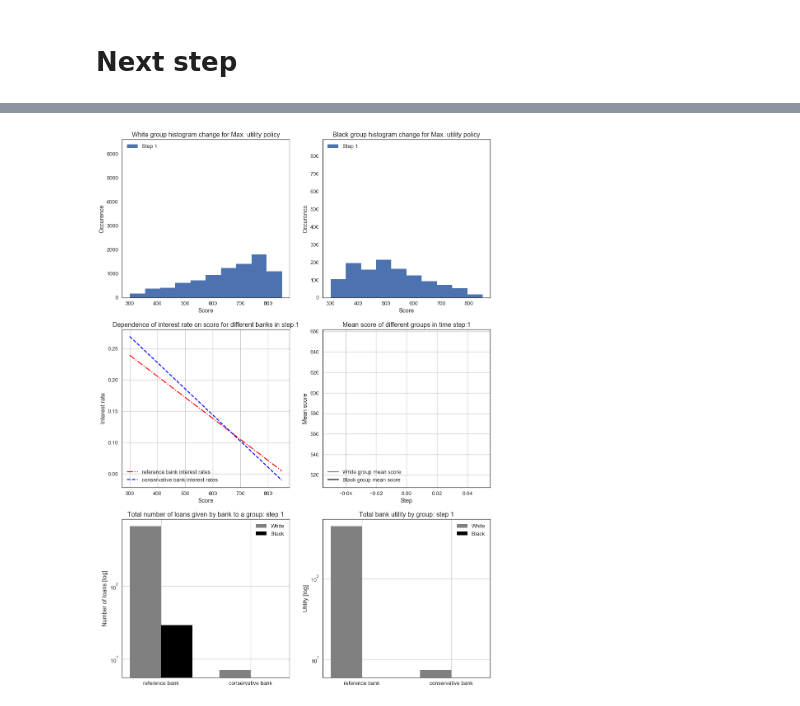
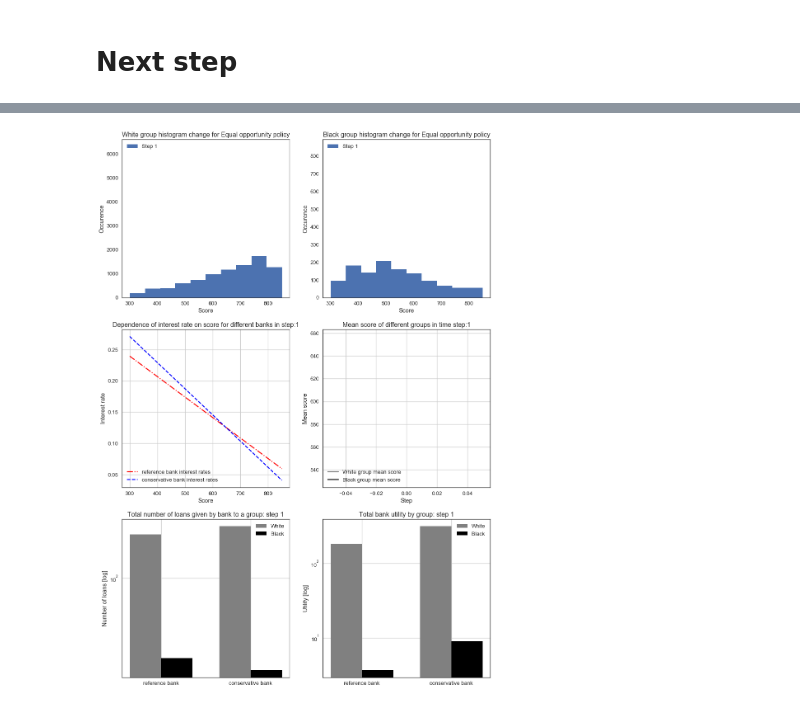
Before and after one commit to APMSSSR/Master_thesis, a Jupyter notebook: notebooks/Model1V3.ipynb, the cells around one changed output, grey strips where cells are left out. Drawn from its saved outputs; the diff is of its cells as text; code cells hidden in the pictures.

Commit message:
implemented EO policy and repay underevaluation error

```diff
--- a/notebooks/Model1V3.ipynb
+++ b/notebooks/Model1V3.ipynb
@@ -462,11 +524,13 @@ Group size ratio: [ 0.88067614  0.11932386]
 # %% [markdown]
 # Create Model
 # %%
-market = Market(policy_names[0], policy_colors[0])
-reference_bank = Bank("reference", bank_color[0],"-.", interest_range_reference_bank, market, score_shifts[0])
-conservative_bank = Bank("conservative", bank_color[1], "--", interest_range_conservative_bank, market, score_shifts[1])
-banks=[reference_bank, conservative_bank]
+market = Market(policy_names[selected_policy], policy_colors[selected_policy], score_range = score_range ,repay_score = repay_score, default_score = default_score)
 
-white_group = Customer_group("White", "grey", customer_totals[0], ref_customer_scores[0], loan_demand, market, repays, interest_rate_limit)
-black_group = Customer_group("Black", "black", customer_totals[1], ref_customer_scores[1], loan_demand, market, repays, interest_rate_limit)
+reference_bank = Bank(bank_names[0], bank_color[0],bank_line_style[0], interest_range_reference_bank, market, score_shifts[0])
+conservative_bank = Bank(bank_names[1], bank_color[1], bank_line_style[1], interest_range_conservative_bank, market, score_shifts[1])
+#risk_taking_bank = Bank(bank_names[2], bank_color[2], bank_line_style[2], interest_range_risk_bank, market, score_shifts[2])
+banks=[reference_bank, conservative_bank]#, risk_taking_bank]
+
+white_group = Customer_group("White", "grey", customer_totals[0], ref_customer_scores[0], loan_demand, 0, 0, market, repays, interest_rate_limit)
+black_group = Customer_group("Black", "black", customer_totals[1], ref_customer_scores[1], loan_demand, error_rate, score_error, market, repays, interest_rate_limit)
 groups = [white_group, black_group]
@@ -484,27 +567,25 @@ for group in groups:
 # Next step
 # %%
 for time in range(0, time_steps):
+    utilities = {}
+    utility_curves = {}
+
     #Before
     selection_rates = market.get_selection_rate(banks, groups)
     for bank in banks:
         bank.set_selection_rate(selection_rates[bank.name])
-
-
-
+        utilities[bank.name] = {}
+        utility_curves[bank.name] = {}
 
     #During
-    utilities = {}
-    utility_curves = {}
+    for group in groups:
+        for bank in banks:
+            utilities[bank.name][group.name] = 0
+            utility_curves[bank.name][group.name] = []
 
-    for group in groups:
-        tmp_utilities = np.zeros(len(banks))
-        tmp_utility_curves = []
-        for k in range(0, len(banks)):
-            tmp_utility_curves.append([])
-
-        #select part of customer base
+        #select part of customer base according to group loan demand
         customers = np.sort(random.sample(range(0, group.size), int(group.size*group.loan_demand)))
-        #go over all customers
+        #go over all selected customers in the group
         for j in customers:
             best_bank = None
             best_interest_rate = np.Infinity
@@ -522,33 +603,26 @@ for time in range(0, time_steps):
             if best_bank is not None:
                 #get loan outcome and change score
                 banks[best_bank].N_loans[group.name] += 1
-                real_customer_score = group.scores[j]
+                real_customer_score = group.real_scores[j]
                 loan_outcome = group.get_repay_outcome(group.score_repay_prob[real_customer_score])
                 expected_customer_score = banks[best_bank].get_expected_customer_score(market, group.scores[j])
-
-                if loan_outcome:
-                    group.repaid(market, j)
-                else:
-                    group.default(market, j)
+                group.change_score(market, j, loan_outcome)
 
                 #get bank utility
                 utility_change = banks[best_bank].get_customer_utility(expected_customer_score, group, loan_outcome)
-                tmp_utilities[best_bank] += utility_change
                 banks[best_bank].total_utility[group.name] += utility_change
-                tmp_utility_curves[best_bank] = np.append(tmp_utility_curves[best_bank], tmp_utilities[best_bank])
-        utilities[group.name] = tmp_utilities
-        utility_curves[group.name] = tmp_utility_curves
+                utilities[banks[best_bank].name][group.name] += utility_change
+                utility_curves[banks[best_bank].name][group.name].append(utilities[banks[best_bank].name][group.name])
         group.sort_scores()
         mean_group_score_curve[group.name].append(group.get_mean_score())
         print(group.name + " group mean score: " + str(group.get_mean_score())+ " at step: " + str(market.step))
-        #group.plot_histogram(market)
 
     market.step += 1
 
 
     #After
     #adjust interest rate, we will need market share and utilities for this
-    for i in range(len(banks)):
+    for bank in banks:
 
         bank_clients = 0
         total_clients = 0
@@ -556,21 +630,22 @@ for time in range(0, time_steps):
         real_utility = 0
         #calculate market share and utilities
         for group in groups:
-            banks[i].real_group_utility_curve[group.name] = utility_curves[group.name][i]
-            total_clients += group.size * group.loan_demand * banks[i].group_selection_rate[group.name]
-            bank_clients += len(banks[i].real_group_utility_curve[group.name])
-            max_expected_utility += np.max(banks[i].expected_group_utility_curve[group.name])
+            bank.real_group_utility_curve[group.name] = utility_curves[bank.name][group.name]
+            total_clients += group.size * group.loan_demand * bank.group_selection_rate[group.name]
+            bank_clients += len(bank.real_group_utility_curve[group.name])
+            max_expected_utility += np.max(bank.expected_group_utility_curve[group.name])* group.loan_demand
 
-            if len(banks[i].real_group_utility_curve[group.name])>0:
-                real_utility += banks[i].real_group_utility_curve[group.name][-1]
+            if len(bank.real_group_utility_curve[group.name])>0:
+                real_utility += bank.real_group_utility_curve[group.name][-1]
 
-        banks[i].market_share = bank_clients/total_clients
-#        print("Market share " + banks[i].name + " bank: " + str(banks[i].market_share))
+        bank.market_share = bank_clients/total_clients
+        print("Market share " + bank.name + " bank: " + str(bank.market_share))
         #change interest rate according to actual market share and utility
-        if banks[i].market_share >= 1/len(banks) and real_utility >= max_expected_utility/len(banks):
-            banks[i].change_interest_rate(interest_change_up, market)
+        if bank.market_share >= 1/len(banks) and real_utility >= max_expected_utility/len(banks):
+            bank.change_interest_rate(interest_change_up, market)
         else:
-            banks[i].change_interest_rate(interest_change_down, market)
+            bank.change_interest_rate(interest_change_down, market)
+        print(str(bank.interest_rate_range) + " interest rate: bank " + bank.name)
 
     market.plot_market_situation(banks, groups, mean_group_score_curve)
 # %% [output]
@@ -583,4 +664,4 @@ Black group mean score: 514.743503772 at step: 0
-[figure, old version]
+[figure, new version]
 # %%
 market.plot_bank_utility_curves(banks, groups)
 # %% [output]
```
Also changed, not shown: parts of 8 cells of this notebook.
